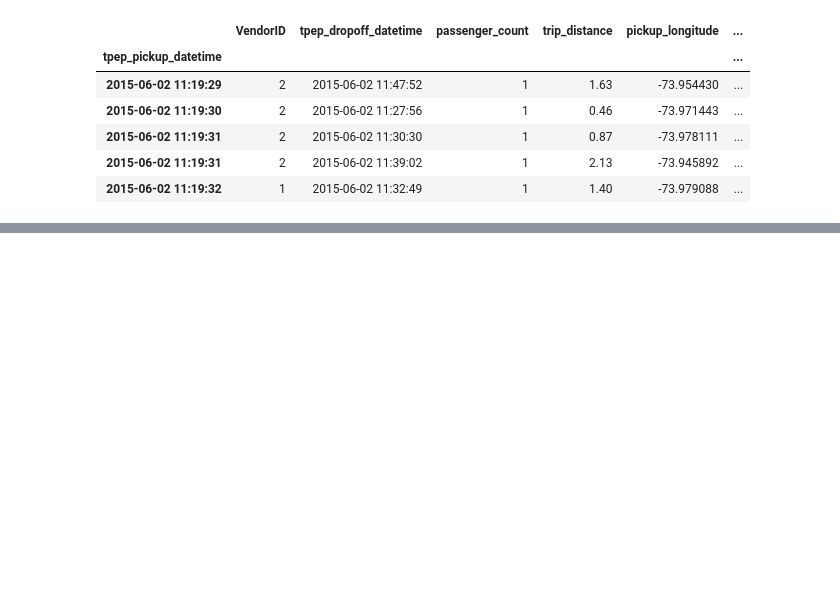
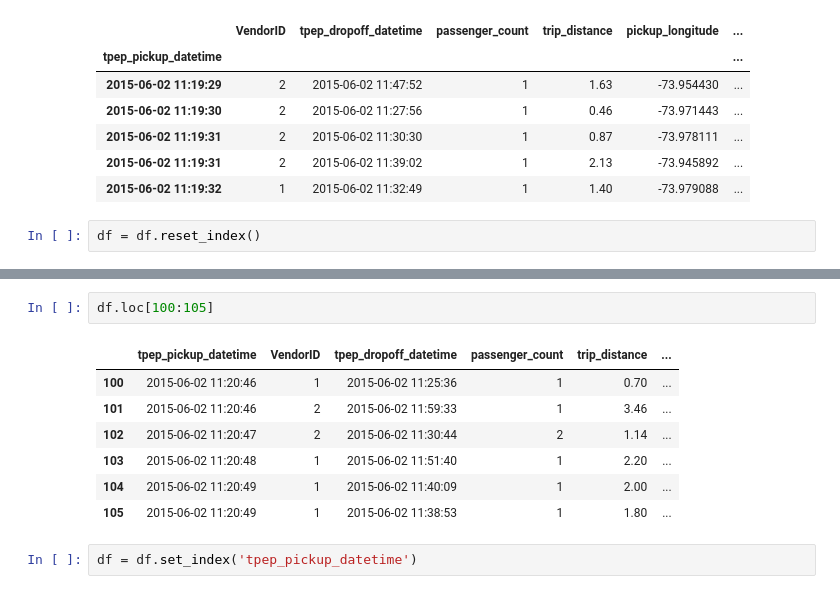
Before and after one commit to reuven/apple-2025-02February-pandas, a Jupyter notebook: 2025-03March-11.ipynb, the cells around one changed output, grey strips where cells are left out. Saved outputs shown, nothing was run; the diff lists cells and outputs as text; blank space fills up the shorter version.

```diff
--- a/2025-03March-11.ipynb
+++ b/2025-03March-11.ipynb
@@ -130,3 +130,5 @@ df.head()
 | 2015-06-02 11:19:31 | 2 | 2015-06-02 11:30:30 | 1 | 0.87 | -73.978111 | ... |
 | 2015-06-02 11:19:31 | 2 | 2015-06-02 11:39:02 | 1 | 2.13 | -73.945892 | ... |
 | 2015-06-02 11:19:32 | 1 | 2015-06-02 11:32:49 | 1 | 1.40 | -73.979088 | ... |
+# %%
+df = df.reset_index()
@@ -132,0 +161,12 @@ df.head()
+# %%
+df.loc[100:105]
+# %% [output]
+|  | tpep_pickup_datetime | VendorID | tpep_dropoff_datetime | passenger_count | trip_distance | ... |
+| 100 | 2015-06-02 11:20:46 | 1 | 2015-06-02 11:25:36 | 1 | 0.70 | ... |
+| 101 | 2015-06-02 11:20:46 | 2 | 2015-06-02 11:59:33 | 1 | 3.46 | ... |
+| 102 | 2015-06-02 11:20:47 | 2 | 2015-06-02 11:30:44 | 2 | 1.14 | ... |
+| 103 | 2015-06-02 11:20:48 | 1 | 2015-06-02 11:51:40 | 1 | 2.20 | ... |
+| 104 | 2015-06-02 11:20:49 | 1 | 2015-06-02 11:40:09 | 1 | 2.00 | ... |
+| 105 | 2015-06-02 11:20:49 | 1 | 2015-06-02 11:38:53 | 1 | 1.80 | ... |
+# %%
+df = df.set_index('tpep_pickup_datetime')
```
Also changed, not shown: parts of 3 cells of this notebook.
